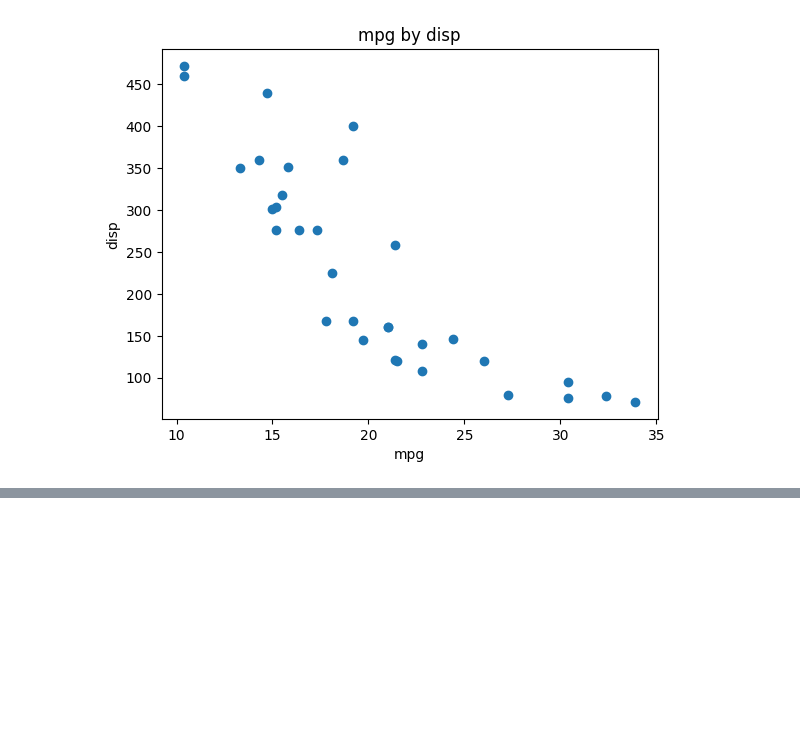
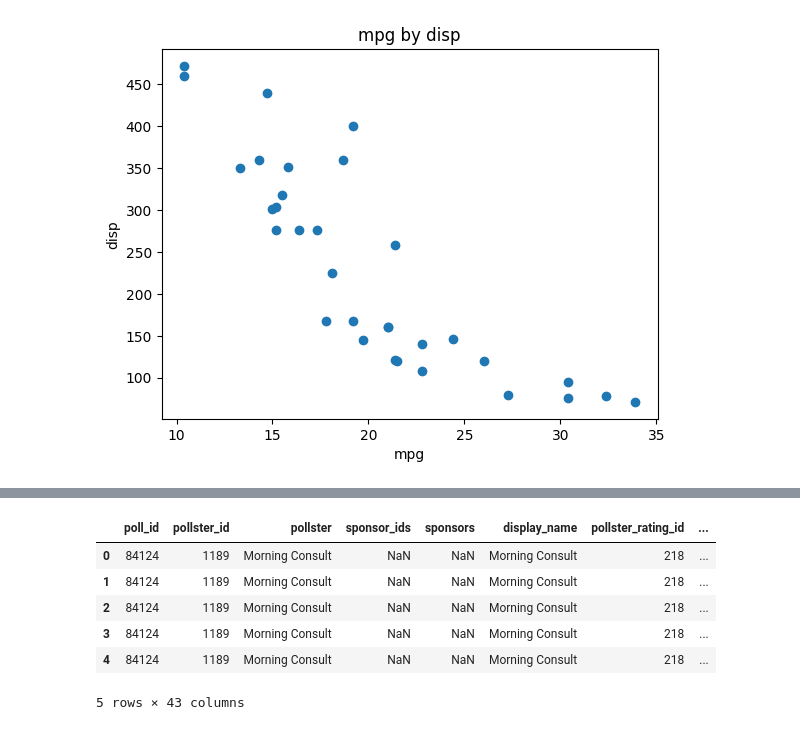
Before and after one commit to saurbina/HW1, a Jupyter notebook: machine_learning_NB.ipynb, the cells around one changed output, grey strips where cells are left out. Saved outputs shown, nothing was run; the diff lists cells and outputs as text; code cells hidden in the pictures; blank space fills up the shorter version.

```diff
--- a/machine_learning_NB.ipynb
+++ b/machine_learning_NB.ipynb
@@ -240,0 +237,3 @@ g = sns.pairplot(plot, kind="reg")
+# %%
+url2= "https://projects.fivethirtyeight.com/polls-page/data/president_primary_polls.csv"
+df_data = pd.read_csv(url2)
@@ -240,0 +254,10 @@ g = sns.pairplot(plot, kind="reg")
+# %%
+df_data.head()
+# %% [output]
+|  | poll_id | pollster_id | pollster | sponsor_ids | sponsors | display_name | pollster_rating_id | ... |
+| 0 | 84124 | 1189 | Morning Consult | NaN | NaN | Morning Consult | 218 | ... |
+| 1 | 84124 | 1189 | Morning Consult | NaN | NaN | Morning Consult | 218 | ... |
+| 2 | 84124 | 1189 | Morning Consult | NaN | NaN | Morning Consult | 218 | ... |
+| 3 | 84124 | 1189 | Morning Consult | NaN | NaN | Morning Consult | 218 | ... |
+| 4 | 84124 | 1189 | Morning Consult | NaN | NaN | Morning Consult | 218 | ... |
+5 rows × 43 columns
```
Also changed, not shown: parts of 3 cells of this notebook.
